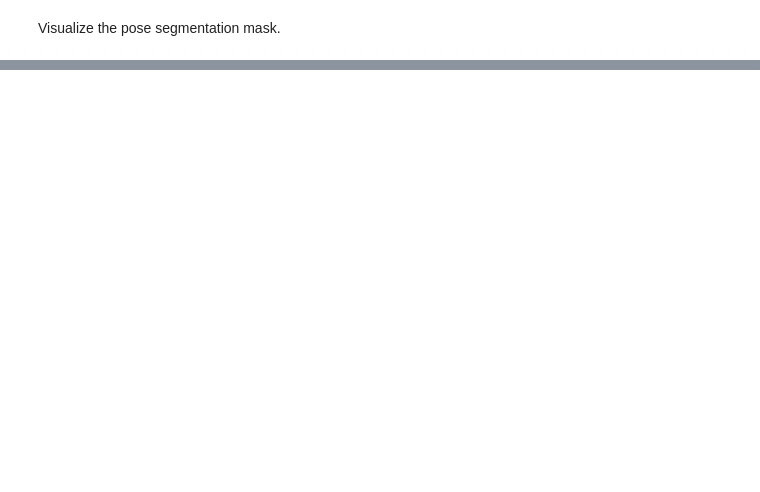
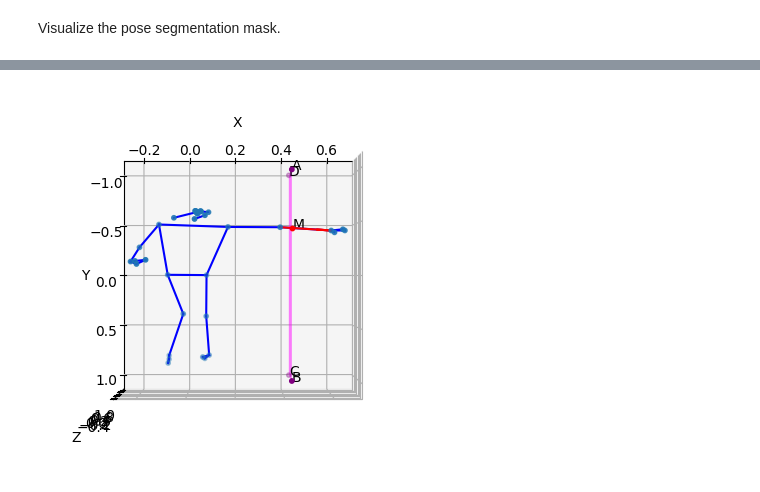
Before and after one commit to alinka-mrkv/DriverHandDetection, a Jupyter notebook: [MediaPipe_Python_Tasks]_Pose_Landmarker.ipynb, the cells around one changed output, grey strips where cells are left out. Cells and saved outputs as stored; diff of their text form; code cells hidden in the pictures; blank space fills up the shorter version.

Commit message:
created script to detect a hand behind window plane with plot charts

```diff
--- a/[MediaPipe_Python_Tasks]_Pose_Landmarker.ipynb
+++ b/[MediaPipe_Python_Tasks]_Pose_Landmarker.ipynb
@@ -125,0 +146,89 @@ cv2_imshow(visualized_mask)
+# %%
+POSE_CONNECTIONS = frozenset([(0, 1), (1, 2), (2, 3), (3, 7), (0, 4), (4, 5),
+                              (5, 6), (6, 8), (9, 10), (11, 12), (11, 13),
+                              (13, 15), (15, 17), (15, 19), (15, 21), (17, 19),
+                              (12, 14), (14, 16), (16, 18), (16, 20), (16, 22),
+                              (18, 20), (11, 23), (12, 24), (23, 24), (23, 25),
+                              (24, 26), (25, 27), (26, 28), (27, 29), (28, 30),
+                              (29, 31), (30, 32), (27, 31), (28, 32)])
+# %%
+import matplotlib.pyplot as plt
+from mpl_toolkits.mplot3d import Axes3D
+from mpl_toolkits.mplot3d.art3d import Poly3DCollection
+from sympy import Point3D, Line3D, Plane, sympify
+import numpy as np
+
+landmarks_list = []
+
+# Извлечение координат
+for landmark in detection_result.pose_world_landmarks:
+  for i in landmark:
+    x, y, z = i.x, i.y, i.z
+    landmarks_list.append([x, y, z])
+
+landmarks = np.array(landmarks_list)
+
+# Создаем 3D-график
+fig = plt.figure()
+ax = fig.add_subplot(111, projection='3d')
+
+ax.scatter(landmarks[:,0], landmarks[:,1], landmarks[:,2],  marker='o', s=10)
+
+# Соединяем точки
+for connection in POSE_CONNECTIONS:
+    i, j = connection
+    ax.plot([landmarks[i,0], landmarks[j,0]],
+            [landmarks[i,1], landmarks[j,1]],
+            [landmarks[i,2], landmarks[j,2]], color='blue')
+
+elbow = landmarks[13]
+wrist = landmarks[15]
+line = Line3D(elbow, wrist)
+vector = wrist - elbow
+print('vector = ' + str(vector))
+# вектор из 13 в 15
+ax.quiver(elbow[0], elbow[1], elbow[2],
+          vector[0], vector[1], vector[2],
+          color='r')
+
+x = landmarks[13,0] + 0.05
+# координаты вершин плоскости
+coordinats = [
+    (x, -1, 0),
+    (x, 1, 0),
+    (x, 1, 1),
+    (x, -1, 1)
+]
+labels = ['A', 'B', 'C', 'D']
+
+plane = Plane((x, -1, 0),
+    (x, 1, 0),
+    (x, 1, 1),)
+
+# Находим точку пересечения линии и плоскости
+inter = plane.intersection(line)[0]
+inter_coords = (inter.x.evalf(), inter.y.evalf(), inter.z.evalf())
+ax.scatter(inter_coords[0], inter_coords[1], inter_coords[2], marker='o', s=10, c='red')
+ax.text(inter_coords[0], inter_coords[1], inter_coords[2],'M', color='black', fontsize=10)
+
+print('M' + str(inter_coords))
+
+# плоскость на графике
+poly = Poly3DCollection([coordinats], alpha=0.5, facecolor='magenta')
+ax.add_collection3d(poly)
+
+ax.scatter([coord[0] for coord in coordinats],
+           [coord[1] for coord in coordinats],
+           [coord[2] for coord in coordinats],
+           marker='o', s=10, c='purple')
+# Названия точек
+for i, coord in enumerate(coordinats):
+    ax.text(coord[0], coord[1], coord[2], labels[i], color='black', fontsize=10)
+
+
+ax.set_xlabel('X')
+ax.set_ylabel('Y')
+ax.set_zlabel('Z')
+ax.view_init(elev=-90, azim=-90)
+plt.show()
+# %% [output]
@@ -125,0 +237 @@ cv2_imshow(visualized_mask)
+[figure, added]
```
Also changed, not shown: parts of 6 cells of this notebook, 2 other files.
